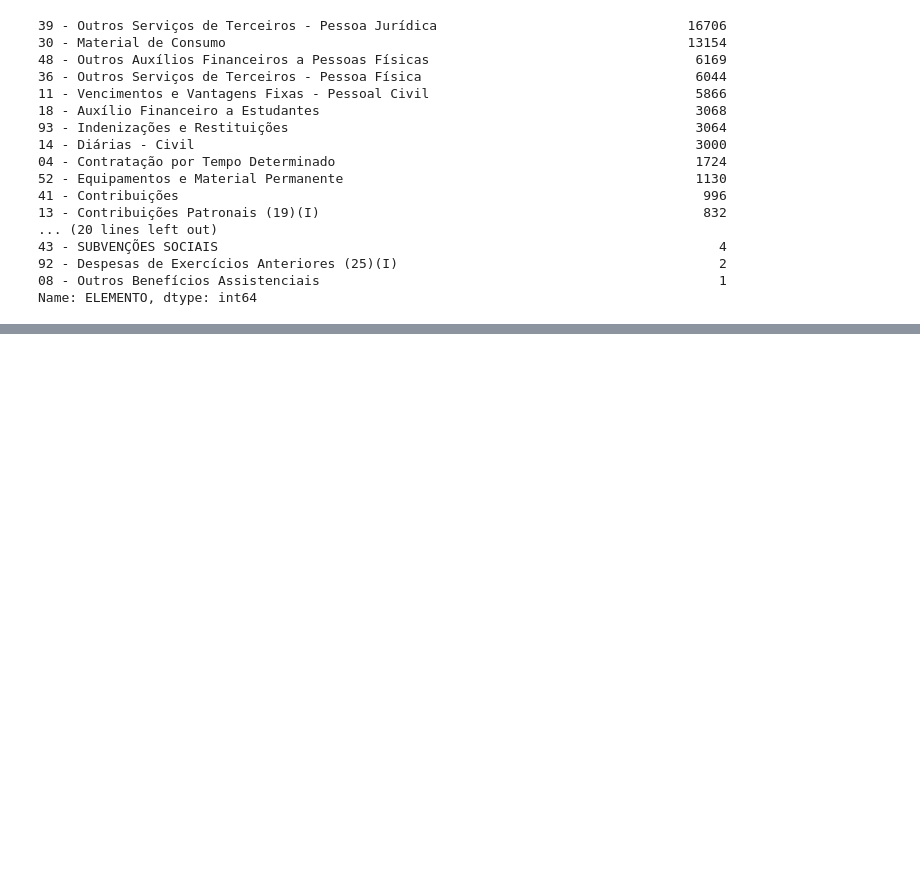
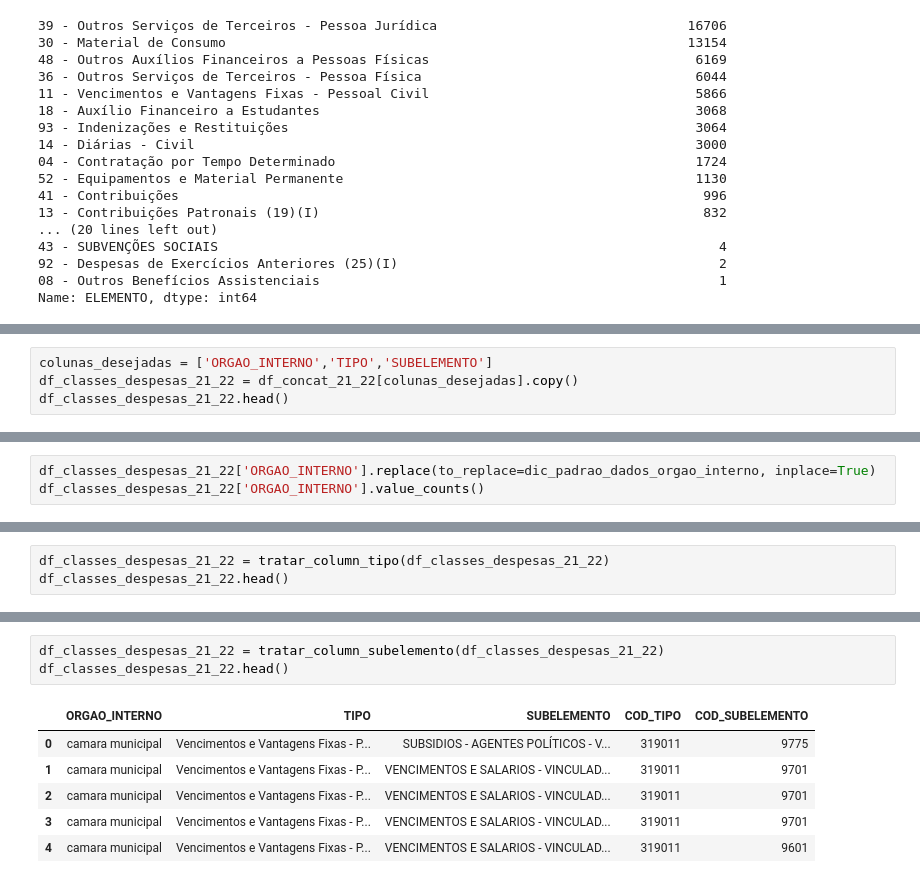
Before and after one commit to AllysonAbreu/dw_contas_publicas_2022, a Jupyter notebook: TCC2/dados/02_despesas/dados_para_carga/tratamento_novos_dados.ipynb, the cells around one changed output, grey strips where cells are left out. Drawn from its saved outputs; the diff is of its cells as text; blank space fills up the shorter version.

Commit message:
Novos dados

```diff
--- a/TCC2/dados/02_despesas/dados_para_carga/tratamento_novos_dados.ipynb
+++ b/TCC2/dados/02_despesas/dados_para_carga/tratamento_novos_dados.ipynb
@@ -815,0 +897,4 @@ df_concat.head()
+# %%
+colunas_desejadas = ['ORGAO_INTERNO','TIPO','SUBELEMENTO']
+df_classes_despesas_21_22 = df_concat_21_22[colunas_desejadas].copy()
+df_classes_despesas_21_22.head()
@@ -815,0 +930,3 @@ df_concat.head()
+# %%
+df_classes_despesas_21_22['ORGAO_INTERNO'].replace(to_replace=dic_padrao_dados_orgao_interno, inplace=True)
+df_classes_despesas_21_22['ORGAO_INTERNO'].value_counts()
@@ -815,0 +1003,3 @@ df_concat.head()
+# %%
+df_classes_despesas_21_22 = tratar_column_tipo(df_classes_despesas_21_22)
+df_classes_despesas_21_22.head()
@@ -815,0 +1013,10 @@ df_concat.head()
+# %%
+df_classes_despesas_21_22 = tratar_column_subelemento(df_classes_despesas_21_22)
+df_classes_despesas_21_22.head()
+# %% [output]
+|  | ORGAO_INTERNO | TIPO | SUBELEMENTO | COD_TIPO | COD_SUBELEMENTO |
+| 0 | camara municipal | Vencimentos e Vantagens Fixas - P... | SUBSIDIOS - AGENTES POLÍTICOS - V... | 319011 | 9775 |
+| 1 | camara municipal | Vencimentos e Vantagens Fixas - P... | VENCIMENTOS E SALARIOS - VINCULAD... | 319011 | 9701 |
+| 2 | camara municipal | Vencimentos e Vantagens Fixas - P... | VENCIMENTOS E SALARIOS - VINCULAD... | 319011 | 9701 |
+| 3 | camara municipal | Vencimentos e Vantagens Fixas - P... | VENCIMENTOS E SALARIOS - VINCULAD... | 319011 | 9701 |
+| 4 | camara municipal | Vencimentos e Vantagens Fixas - P... | VENCIMENTOS E SALARIOS - VINCULAD... | 319011 | 9601 |
```
Also changed, not shown: parts of 21 cells of this notebook, 2 other files.
